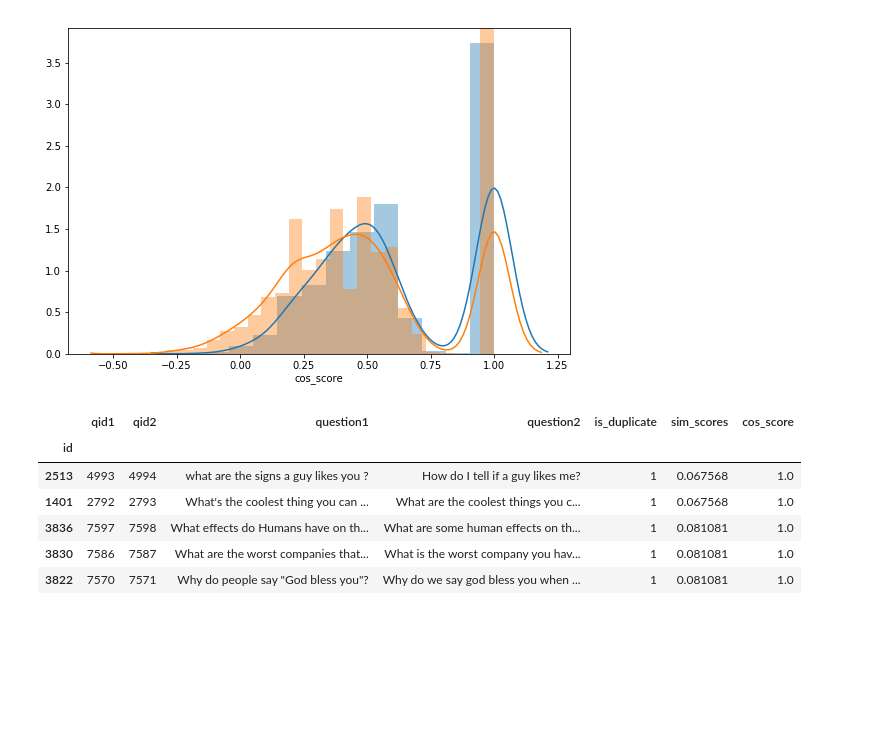
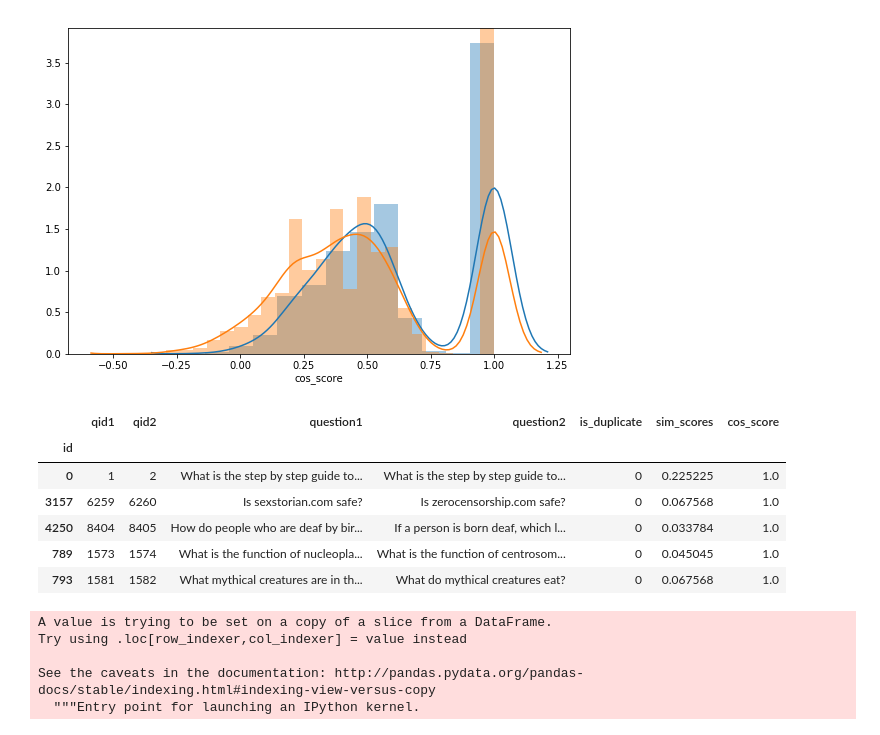
Before and after one commit to bassimeledath/quora_profile, a Jupyter notebook: question_pairs.ipynb, the cells around one changed output. Saved outputs shown, nothing was run; the diff lists cells and outputs as text; code cells hidden in the pictures; blank space fills up the shorter version.

```diff
--- a/question_pairs.ipynb
+++ b/question_pairs.ipynb
@@ -215,16 +219,24 @@ See the caveats in the documentation: http://pandas.pydata.org/pandas-docs/stabl
 <matplotlib.axes._subplots.AxesSubplot at 0x...>
 [figure]
 # %%
-wrong_cos = sample.loc[sample['is_duplicate']==1].sort_values(by='cos_score',ascending=False).head(5)
+wrong_cos = sample.loc[sample['is_duplicate']==0].sort_values(by='cos_score',ascending=False).head(5)
 wrong_cos
 # %% [output]
 |  | qid1 | qid2 | question1 | question2 | is_duplicate | sim_scores | cos_score |
 | id |  |  |  |  |  |  |  |
-| 2513 | 4993 | 4994 | what are the signs a guy likes you ? | How do I tell if a guy likes me? | 1 | 0.067568 | 1.0 |
-| 1401 | 2792 | 2793 | What's the coolest thing you can ... | What are the coolest things you c... | 1 | 0.067568 | 1.0 |
-| 3836 | 7597 | 7598 | What effects do Humans have on th... | What are some human effects on th... | 1 | 0.081081 | 1.0 |
-| 3830 | 7586 | 7587 | What are the worst companies that... | What is the worst company you hav... | 1 | 0.081081 | 1.0 |
-| 3822 | 7570 | 7571 | Why do people say "God bless you"? | Why do we say god bless you when ... | 1 | 0.081081 | 1.0 |
+| 0 | 1 | 2 | What is the step by step guide to... | What is the step by step guide to... | 0 | 0.225225 | 1.0 |
+| 3157 | 6259 | 6260 | Is sexstorian.com safe? | Is zerocensorship.com safe? | 0 | 0.067568 | 1.0 |
+| 4250 | 8404 | 8405 | How do people who are deaf by bir... | If a person is born deaf, which l... | 0 | 0.033784 | 1.0 |
+| 789 | 1573 | 1574 | What is the function of nucleopla... | What is the function of centrosom... | 0 | 0.045045 | 1.0 |
+| 793 | 1581 | 1582 | What mythical creatures are in th... | What do mythical creatures eat? | 0 | 0.067568 | 1.0 |
+# %%
+sample['ensemble'] = (sample['sim_scores']+sample['cos_score'])/2
+# %% [output]
+A value is trying to be set on a copy of a slice from a DataFrame.
+Try using .loc[row_indexer,col_indexer] = value instead
+
+See the caveats in the documentation: http://pandas.pydata.org/pandas-docs/stable/indexing.html#indexing-view-versus-copy
+  """Entry point for launching an IPython kernel.
 # %%
 # roc auc. Both models have a higher precision score than recall score.
 
```
Also changed, not shown: parts of 5 cells of this notebook.
